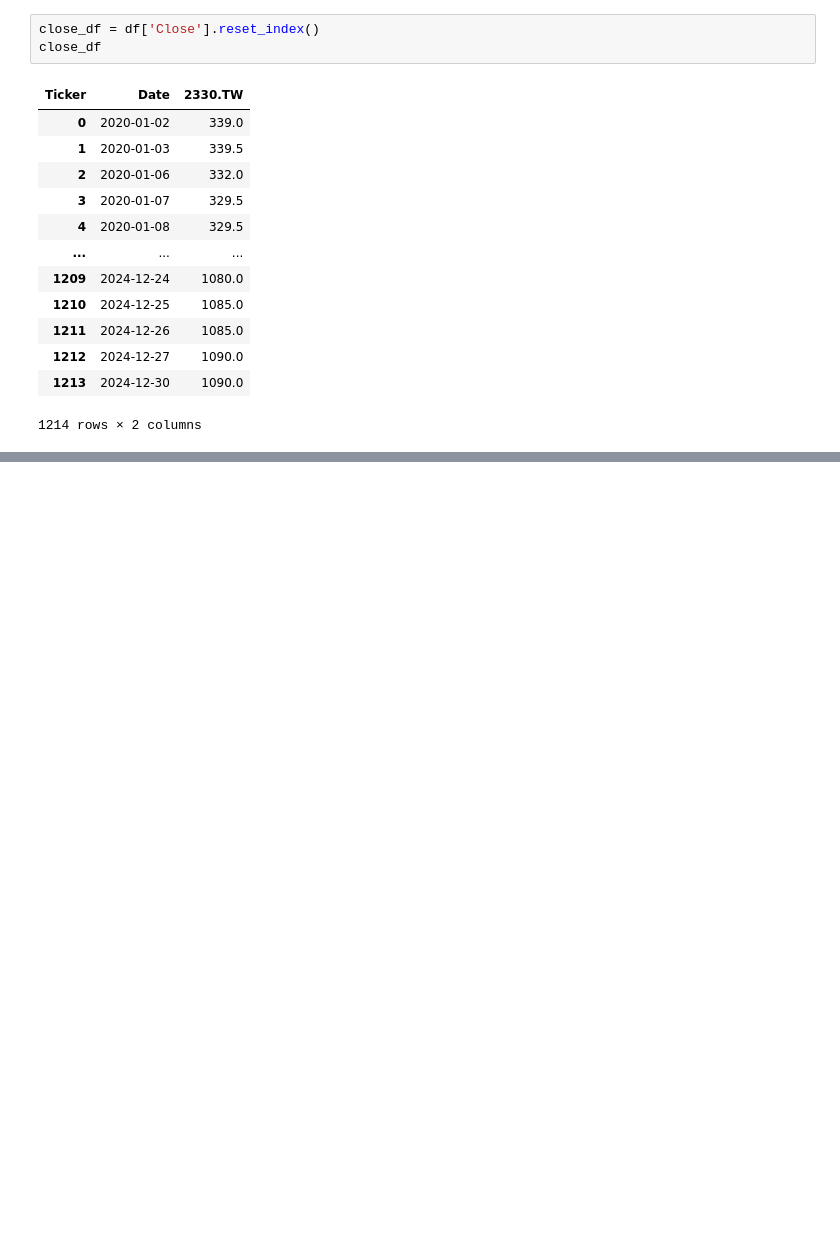
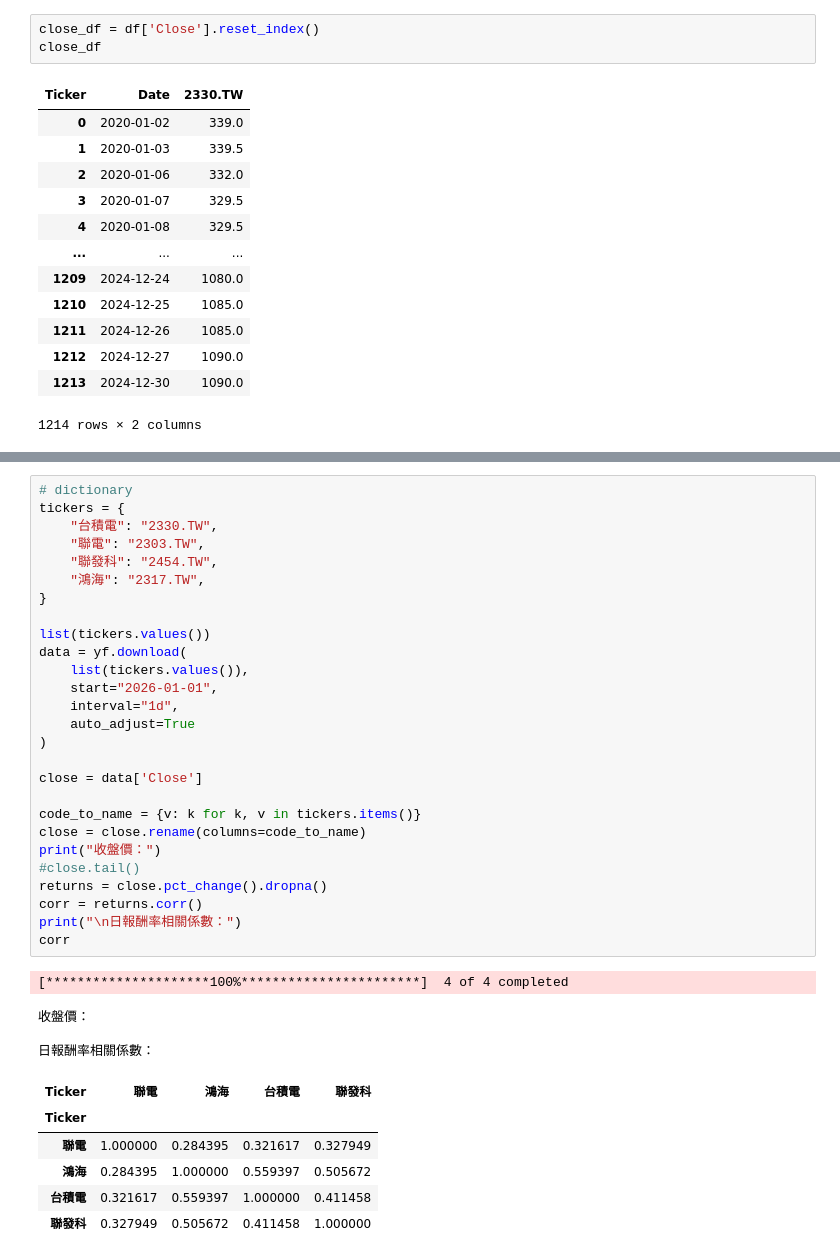
Before and after one commit to asivexe-glitch/snake_1, a Jupyter notebook: 07_04/practice4.ipynb, the cells around one changed output, grey strips where cells are left out. Cells and saved outputs as stored; diff of their text form; blank space fills up the shorter version.

```diff
--- a/07_04/practice4.ipynb
+++ b/07_04/practice4.ipynb
@@ -174,0 +175,38 @@ Date
+# %%
+# dictionary
+tickers = {
+    "台積電": "2330.TW",
+    "聯電": "2303.TW",
+    "聯發科": "2454.TW",
+    "鴻海": "2317.TW",
+}
+
+list(tickers.values())
+data = yf.download(
+    list(tickers.values()),
+    start="2026-01-01",
+    interval="1d",
+    auto_adjust=True
+)
+
+close = data['Close']
+
+code_to_name = {v: k for k, v in tickers.items()}
+close = close.rename(columns=code_to_name)
+print("收盤價：")
+#close.tail()
+returns = close.pct_change().dropna()
+corr = returns.corr()
+print("\n日報酬率相關係數：")
+corr
+# %% [output]
+[*********************100%***********************]  4 of 4 completed
+收盤價：
+
+日報酬率相關係數：
+| Ticker | 聯電 | 鴻海 | 台積電 | 聯發科 |
+| Ticker |  |  |  |  |
+| 聯電 | 1.000000 | 0.284395 | 0.321617 | 0.327949 |
+| 鴻海 | 0.284395 | 1.000000 | 0.559397 | 0.505672 |
+| 台積電 | 0.321617 | 0.559397 | 1.000000 | 0.411458 |
+| 聯發科 | 0.327949 | 0.505672 | 0.411458 | 1.000000 |
```
Also changed, not shown: parts of 2 cells of this notebook, 1 other file.
